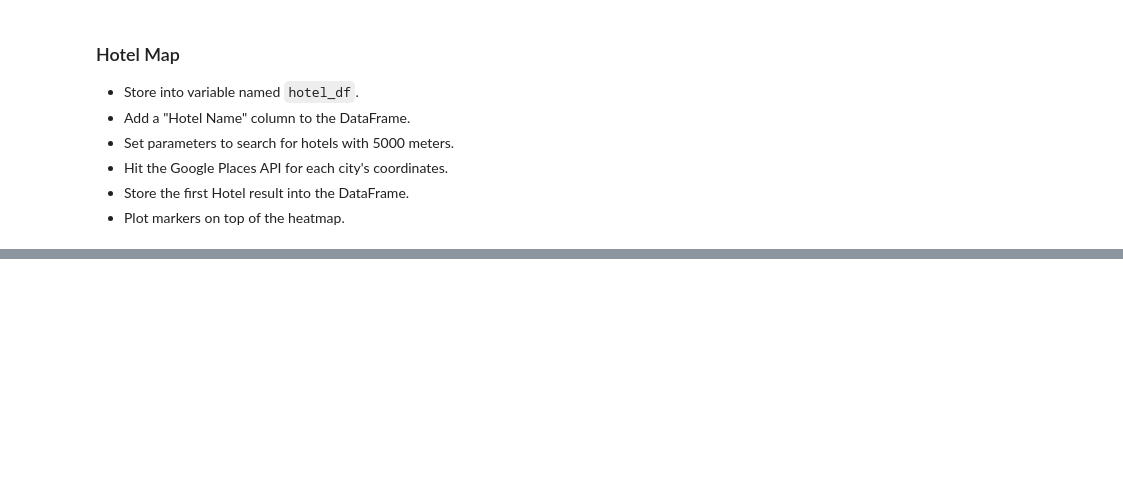
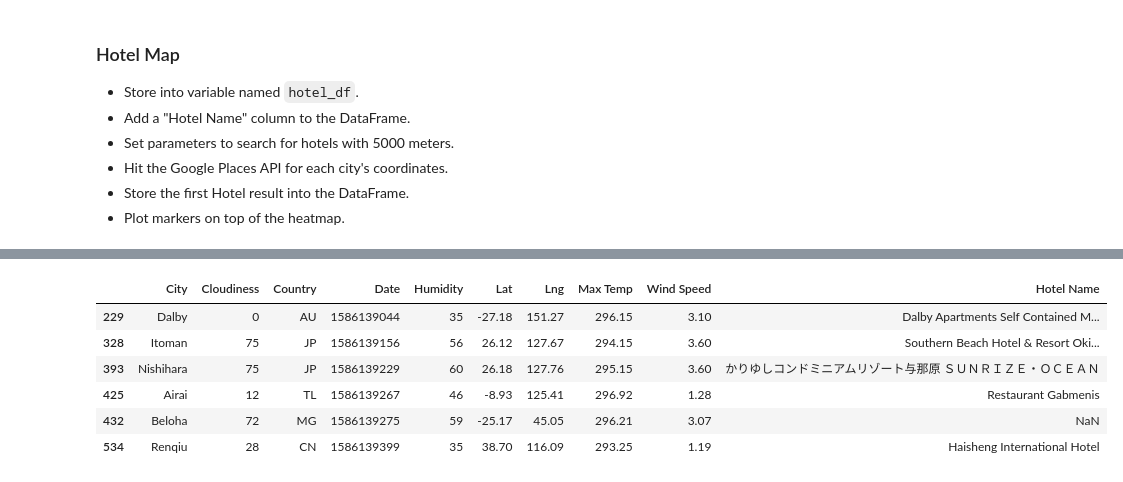
Before and after one commit to ry-al/python-api-challenge, a Jupyter notebook: starter_code/VacationPy_RylaHW.ipynb, the cells around one changed output, grey strips where cells are left out. Saved outputs shown, nothing was run; the diff lists cells and outputs as text; code cells hidden in the pictures; blank space fills up the shorter version.

```diff
--- a/starter_code/VacationPy_RylaHW.ipynb
+++ b/starter_code/VacationPy_RylaHW.ipynb
@@ -74,0 +111,4 @@ fig
+# %%
+# Cities with ideal wind speed
+ideal_df = humid_df.loc[(humid_df["Wind Speed"] >= 1) & (humid_df["Wind Speed"] <= 4)]
+ideal_df
@@ -80,3 +128,6 @@ fig
 * Hit the Google Places API for each city's coordinates.
 * Store the first Hotel result into the DataFrame.
 * Plot markers on top of the heatmap.
+# %%
+hotel_df = ideal_df
+hotel_df
@@ -82,0 +142,31 @@ fig
+# %%
+# Search for nearest hotels
+# coordinates = hotel_df[["Lat","Lng"]]
+target_type = "lodging"
+target_search = "hotel"
+
+# set up a parameters dictionary
+params = {
+    "rankby": "distance",
+    "types": target_type,
+    "keyword": target_search,
+    "key": g_key
+        }
+
+base_url = "https://maps.googleapis.com/maps/api/place/nearbysearch/json"
+
+# use iterrows to iterate through pandas dataframe
+for index, row in hotel_df.iterrows():
+    coordinates = f"{row['Lat']},{row['Lng']}"
+    params['location'] = coordinates
+    response = requests.get(base_url, params=params).json()
+    results = response['results']
+#     print(json.dumps(results[0]["name"], indent =4, sort_keys=True))
+
+    try:
+        hotel_df.loc[index, "Hotel Name"] = results[0]["name"]
+        print(f"Appending data for {row['City']}")
+    except:
+        print(f"Missing field/result for {row['City']}... skipping.")
+
+print("Done processing...")
@@ -83,3 +191,13 @@ fig
+# %%
+hotel_df
+# %% [output]
+|  | City | Cloudiness | Country | Date | Humidity | Lat | Lng | Max Temp | Wind Speed | Hotel Name |
+| 229 | Dalby | 0 | AU | 1586139044 | 35 | -27.18 | 151.27 | 296.15 | 3.10 | Dalby Apartments Self Contained M... |
+| 328 | Itoman | 75 | JP | 1586139156 | 56 | 26.12 | 127.67 | 294.15 | 3.60 | Southern Beach Hotel & Resort Oki... |
+| 393 | Nishihara | 75 | JP | 1586139229 | 60 | 26.18 | 127.76 | 295.15 | 3.60 | かりゆしコンドミニアムリゾート与那原 ＳＵＮＲＩＺＥ・ＯＣＥＡＮ |
+| 425 | Airai | 12 | TL | 1586139267 | 46 | -8.93 | 125.41 | 296.92 | 1.28 | Restaurant Gabmenis |
+| 432 | Beloha | 72 | MG | 1586139275 | 59 | -25.17 | 45.05 | 296.21 | 3.07 | NaN |
+| 534 | Renqiu | 28 | CN | 1586139399 | 35 | 38.70 | 116.09 | 293.25 | 1.19 | Haisheng International Hotel |
 # %%
 # NOTE: Do not change any of the code in this cell
 
```
Also changed, not shown: parts of 11 cells of this notebook, 13 other files.
